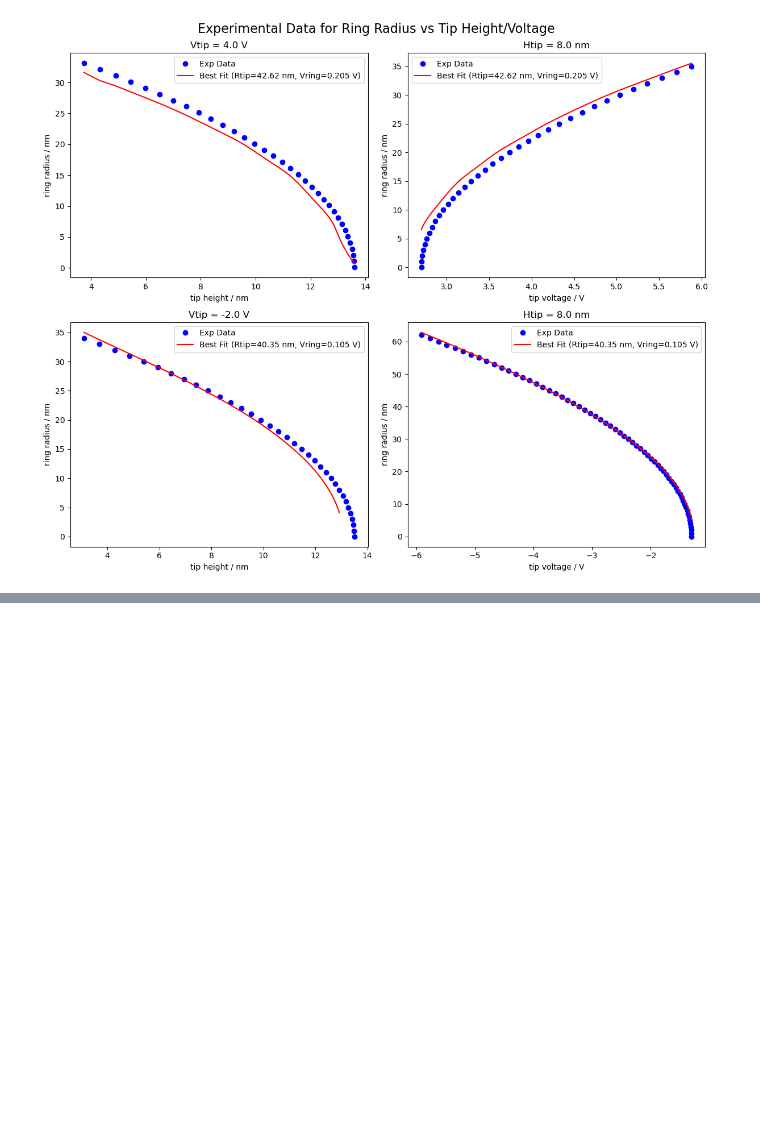
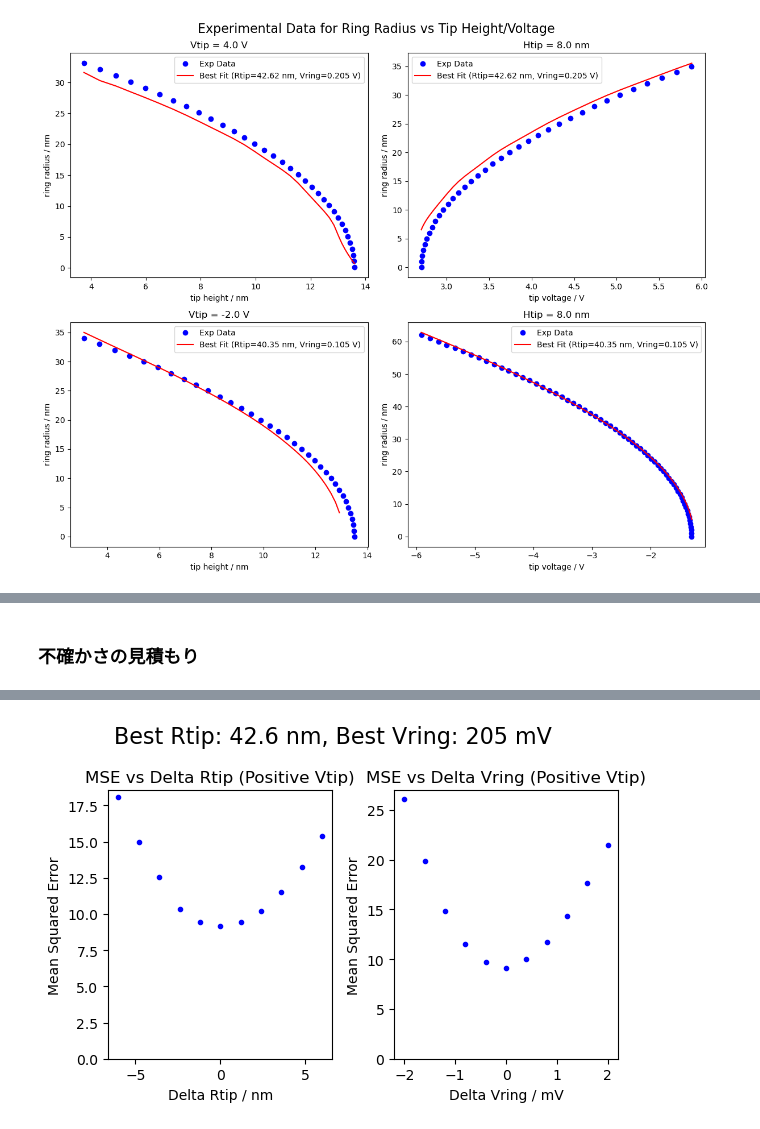
Before and after one commit to Mizuki-OHASHI/charge-ring, a Jupyter notebook: NGSpy/example.ipynb, the cells around one changed output, grey strips where cells are left out. Cells and saved outputs as stored; diff of their text form; code cells hidden in the pictures; blank space fills up the shorter version.

```diff
--- a/NGSpy/example.ipynb
+++ b/NGSpy/example.ipynb
@@ -300,0 +416,68 @@ np.savetxt("fitting_results/best_r_vs_Vtip_neg.csv", np.column_stack((r_Vtip_neg
+# %% [markdown]
+### 不確かさの見積もり
+# %%
+# CPD = -0.9 # V
+CPD = 0 # V
+
+# load experimental data
+r_Htip_pos = np.loadtxt("data/exp_data_z_ringA_Vtip+.csv", delimiter=',')
+r_Vtip_pos = np.loadtxt("data/exp_data_ringA_Vtip+.csv", delimiter=',')
+mask = r_Vtip_pos[:, 0] <= 6.0-CPD
+r_Vtip_pos = r_Vtip_pos[mask]
+r_Htip_neg = np.loadtxt("data/exp_data_z.csv", delimiter=',', skiprows=1)
+r_Vtip_neg = np.loadtxt("data/exp_data.csv", delimiter=',', skiprows=1)
+r_Vtip_neg[:, 0] = -r_Vtip_neg[:, 0]  # Make voltages negative
+mask = r_Vtip_neg[:, 0] >= -6.0-CPD
+r_Vtip_neg = r_Vtip_neg[mask]
+
+# load optimized parameters from fitting results
+with open("fitting_results/fitting_metadata.json", "r") as f:
+    fitting_metadata = json.load(f)
+print('--- Fitting Results ---')
+print(json.dumps(fitting_metadata, indent=4))
+
+# positive Vtip
+# 最適地前後のMSEの変化を調べる
+Rtip_opt = fitting_metadata["positive_Vtip"]["Rtip_opt"]
+Vring_opt = fitting_metadata["positive_Vtip"]["Vring_opt"]
+fig, axes = plt.subplots(1, 2, figsize=(6, 4))
+MSE_Rtip = []
+MSE_Vring = []
+delta_Rtip_values = np.linspace(-6.0, 6.0, 11)  # nm
+delta_Vring_values = np.linspace(-0.002, 0.002, 11)  # V
+for delta_Rtip in delta_Rtip_values:
+    Rtip_test = Rtip_opt + delta_Rtip
+    ring_radii_Htip = [
+        ring_radius_func(Rtip_test, Vring_opt, Vtip_fixed+CPD, Htip_val) for Htip_val in r_Htip_pos[:, 0]
+    ]
+    ring_radii_Vtip = [
+        ring_radius_func(Rtip_test, Vring_opt, Vtip_val+CPD, Htip_fixed) for Vtip_val in r_Vtip_pos[:, 0]
+    ]
+    MSE = np.nanmean((r_Htip_pos[:, 1] - ring_radii_Htip) ** 2) + np.nanmean((r_Vtip_pos[:, 1] - ring_radii_Vtip) ** 2)
+    MSE_Rtip.append(MSE)
+MSE_Rtip = np.array(MSE_Rtip)
+axes[0].plot(delta_Rtip_values, MSE_Rtip, 'b.')
+axes[0].set_ylim(0, None)
+axes[0].set_xlabel("Delta Rtip / nm")
+axes[0].set_ylabel("Mean Squared Error")
+axes[0].set_title("MSE vs Delta Rtip (Positive Vtip)")
+for delta_Vring in delta_Vring_values:
+    Vring_test = Vring_opt + delta_Vring
+    ring_radii_Htip = [
+        ring_radius_func(Rtip_opt, Vring_test, Vtip_fixed+CPD, Htip_val) for Htip_val in r_Htip_pos[:, 0]
+    ]
+    ring_radii_Vtip = [
+        ring_radius_func(Rtip_opt, Vring_test, Vtip_val+CPD, Htip_fixed) for Vtip_val in r_Vtip_pos[:, 0]
+    ]
+    MSE = np.nanmean((r_Htip_pos[:, 1] - ring_radii_Htip) ** 2) + np.nanmean((r_Vtip_pos[:, 1] - ring_radii_Vtip) ** 2)
+    MSE_Vring.append(MSE)
+MSE_Vring = np.array(MSE_Vring)
+axes[1].plot(delta_Vring_values*1e3, MSE_Vring, 'b.')
+axes[1].set_ylim(0, None)
+axes[1].set_xlabel("Delta Vring / mV")
+axes[1].set_ylabel("Mean Squared Error")
+axes[1].set_title("MSE vs Delta Vring (Positive Vtip)")
+fig.suptitle(f"Best Rtip: {Rtip_opt:.1f} nm, Best Vring: {Vring_opt*1e3:.0f} mV", fontsize=16)
+plt.tight_layout()
+plt.show()
+# %% [output]
@@ -300,0 +498 @@ np.savetxt("fitting_results/best_r_vs_Vtip_neg.csv", np.column_stack((r_Vtip_neg
+[figure, added]
```
Also changed, not shown: parts of 6 cells of this notebook, 6 other files.
